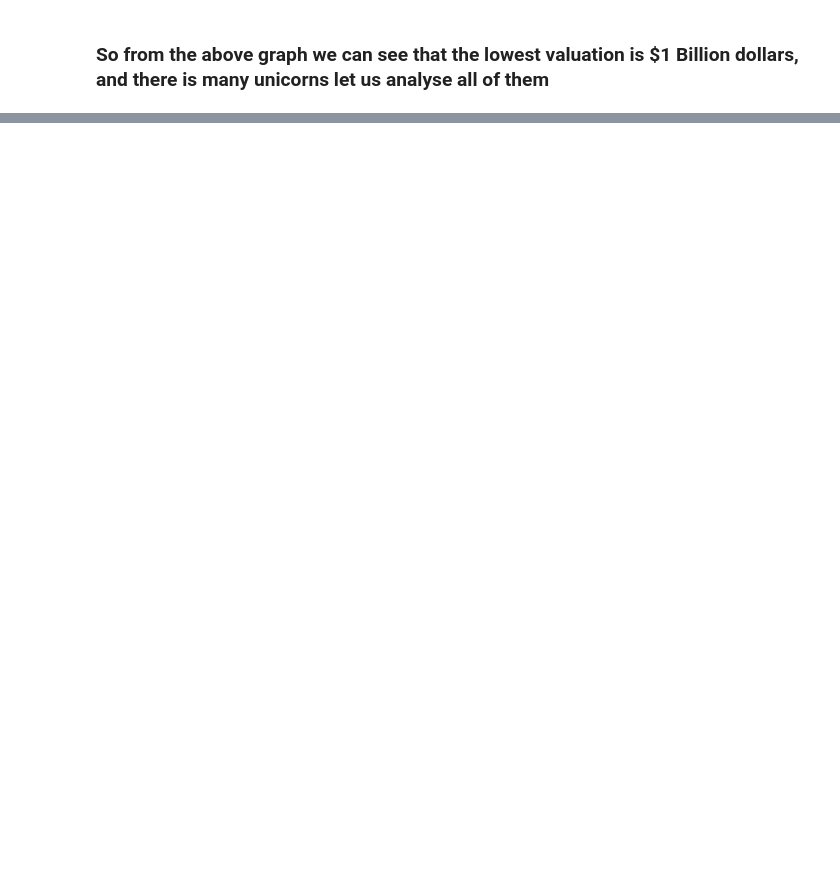
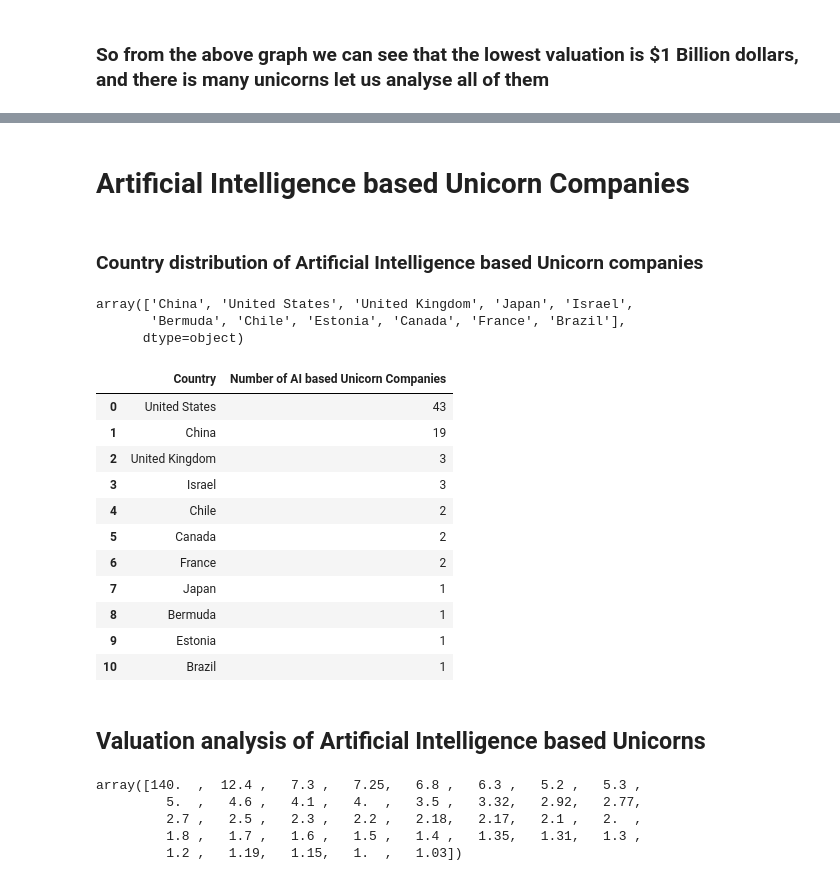
Before and after one commit to SavyaSanchi-Sharma/Projects, a Jupyter notebook: data_science_projects/unicorn_dataset_analysis/notebooks/unicorn_company_analysis.ipynb, the cells around one changed output, grey strips where cells are left out. Drawn from its saved outputs; the diff is of its cells as text; code cells hidden in the pictures; blank space fills up the shorter version.

```diff
--- a/data_science_projects/unicorn_dataset_analysis/notebooks/unicorn_company_analysis.ipynb
+++ b/data_science_projects/unicorn_dataset_analysis/notebooks/unicorn_company_analysis.ipynb
@@ -356,0 +137,2 @@ Name: count, dtype: int64
+# %% [markdown]
+# Artificial Intelligence based Unicorn Companies
@@ -356,0 +144,24 @@ Name: count, dtype: int64
+# %% [markdown]
+### Country distribution of Artificial Intelligence based Unicorn companies
+# %%
+dataset_ai_subset['Country'].unique()
+# %% [output]
+array(['China', 'United States', 'United Kingdom', 'Japan', 'Israel',
+       'Bermuda', 'Chile', 'Estonia', 'Canada', 'France', 'Brazil'],
+      dtype=object)
+# %%
+country_ai_count=dataset_ai_subset['Country'].value_counts().reset_index().rename(columns={'count':'Number of AI based Unicorn Companies'})
+country_ai_count
+# %% [output]
+|  | Country | Number of AI based Unicorn Companies |
+| 0 | United States | 43 |
+| 1 | China | 19 |
+| 2 | United Kingdom | 3 |
+| 3 | Israel | 3 |
+| 4 | Chile | 2 |
+| 5 | Canada | 2 |
+| 6 | France | 2 |
+| 7 | Japan | 1 |
+| 8 | Bermuda | 1 |
+| 9 | Estonia | 1 |
+| 10 | Brazil | 1 |
@@ -356,0 +170,10 @@ Name: count, dtype: int64
+# %% [markdown]
+## Valuation analysis of  Artificial Intelligence based Unicorns
+# %%
+dataset_ai_subset['Valuation'].unique()
+# %% [output]
+array([140.  ,  12.4 ,   7.3 ,   7.25,   6.8 ,   6.3 ,   5.2 ,   5.3 ,
+         5.  ,   4.6 ,   4.1 ,   4.  ,   3.5 ,   3.32,   2.92,   2.77,
+         2.7 ,   2.5 ,   2.3 ,   2.2 ,   2.18,   2.17,   2.1 ,   2.  ,
+         1.8 ,   1.7 ,   1.6 ,   1.5 ,   1.4 ,   1.35,   1.31,   1.3 ,
+         1.2 ,   1.19,   1.15,   1.  ,   1.03])
```
Also changed, not shown: parts of 31 cells of this notebook, 3 other files.
